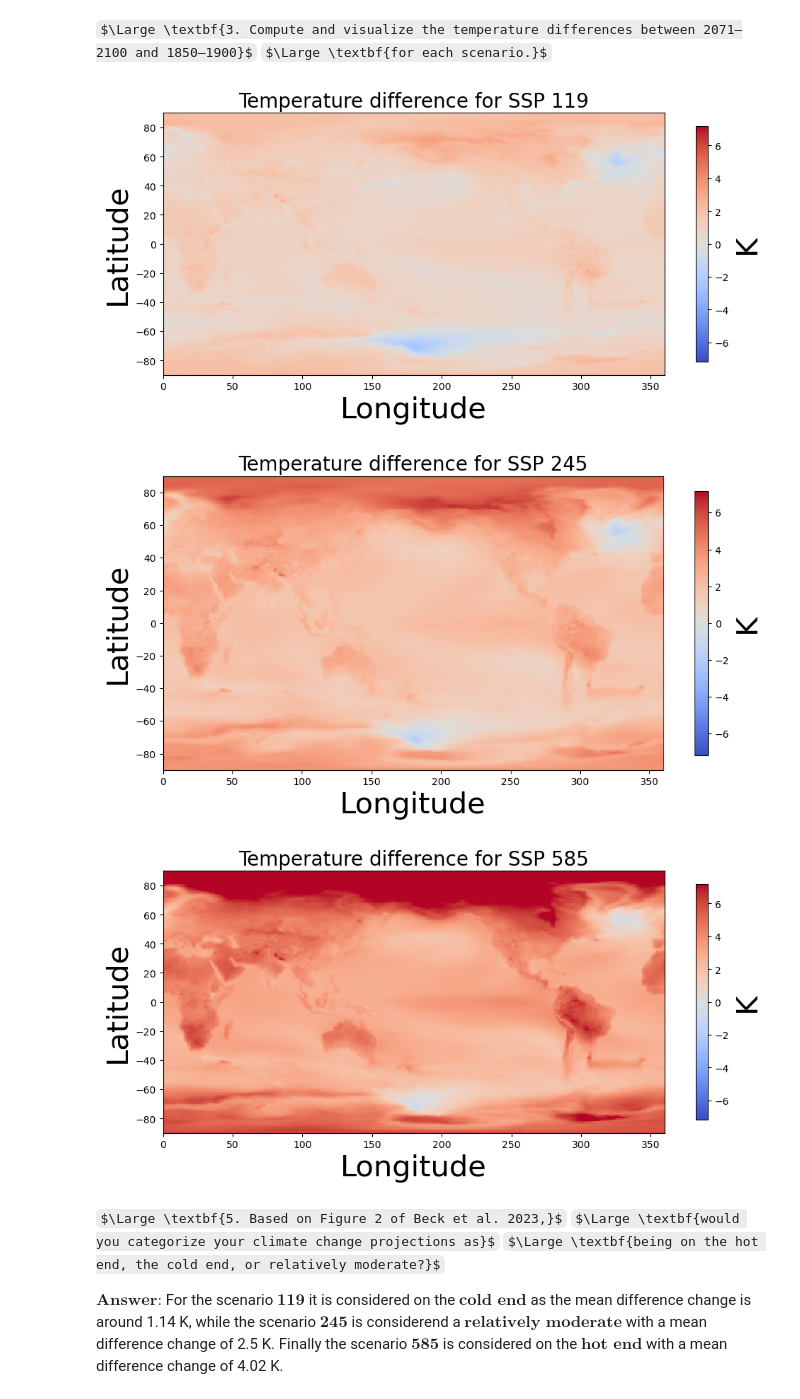
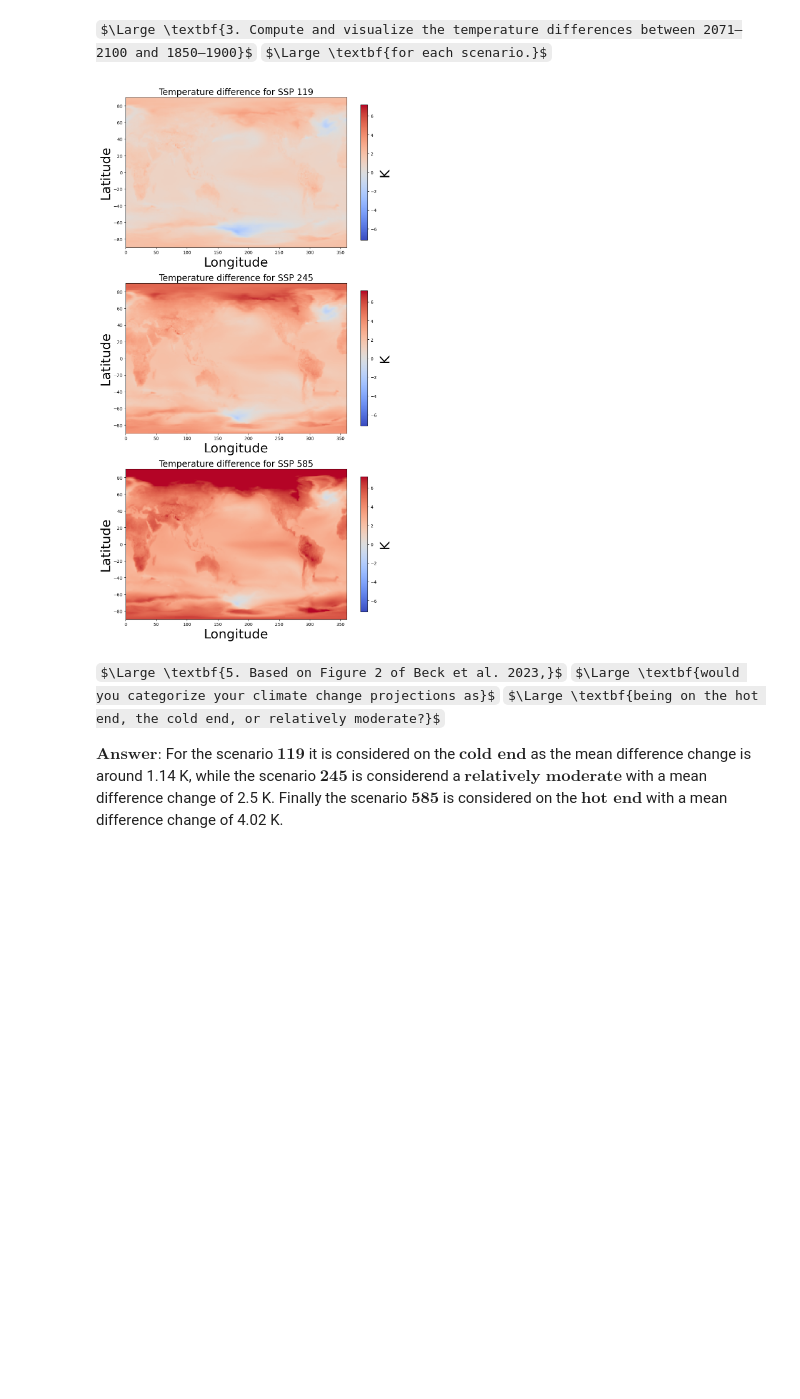
Before and after one commit to resifis/geo_env, a Jupyter notebook: Assignment2/assignment_2.ipynb, the cells around one changed output. Saved outputs shown, nothing was run; the diff lists cells and outputs as text; code cells hidden in the pictures; some formulas as TeX source; blank space fills up the shorter version.

```diff
--- a/Assignment2/assignment_2.ipynb
+++ b/Assignment2/assignment_2.ipynb
@@ -246,34 +246,32 @@ v_min = -v_ + v_//3
 v_max = v_ -v_//3
 # %%
 #generate the figures for the temperature differences for eachs scenario
-plt.figure(figsize = (10,5))
+plt.figure(figsize = (10,18))
+plt.subplot(311)
 plt.title("Temperature difference for SSP 119",fontsize = 20)
 plt.pcolormesh(lon,lat,diff_119,cmap = "coolwarm",vmin = v_min,vmax = v_max)
 plt.xlabel("Longitude",fontsize = 30)
 plt.ylabel("Latitude",fontsize = 30)
 cbar = plt.colorbar(shrink = 0.9)
 cbar.set_label("K",fontsize = 30)
-plt.tight_layout()
-plt.figure(figsize = (10,5))
+plt.subplot(312)
 plt.title("Temperature difference for SSP 245",fontsize = 20)
 plt.ylabel("Latitude",fontsize = 30)
 plt.pcolormesh(lon,lat,diff_245,cmap = "coolwarm",vmin = v_min,vmax = v_max)
 cbar = plt.colorbar(shrink = 0.9)
 cbar.set_label("K",fontsize = 30)
-plt.tight_layout()
 plt.xlabel("Longitude",fontsize = 30)
-plt.figure(figsize = (10,5))
+plt.subplot(313)
 plt.title("Temperature difference for SSP 585",fontsize = 20)
 plt.ylabel("Latitude",fontsize = 30)
 plt.pcolormesh(lon,lat,diff_585,cmap = "coolwarm",vmin = v_min,vmax = v_max)
 cbar = plt.colorbar(shrink = 0.9)
 cbar.set_label("K",fontsize = 30)
 plt.xlabel("Longitude",fontsize = 30)
 plt.tight_layout()
+plt.savefig("Difference_change.png",dpi = 300)
 # %% [output]
-[figure, old version]
+[figure, new version]
-[figure, removed]
-[figure, removed]
 # %% [markdown]
 $\Large \textbf{5. Based on Figure 2 of Beck et al. 2023,}$
 $\Large \textbf{would you categorize your climate change projections as}$
```
Also changed, not shown: parts of 1 cell of this notebook, 1 other file.
